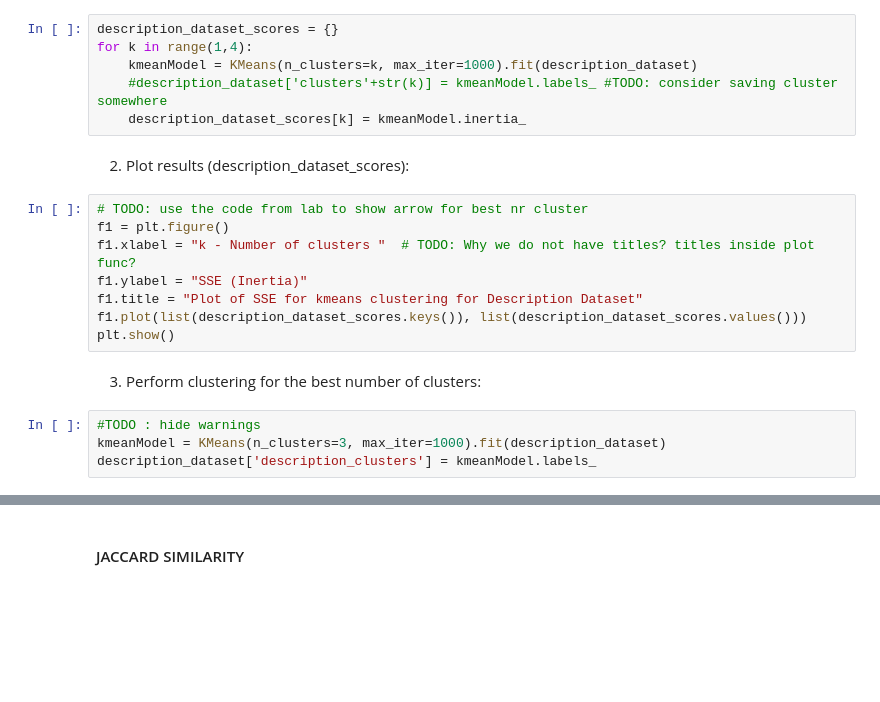
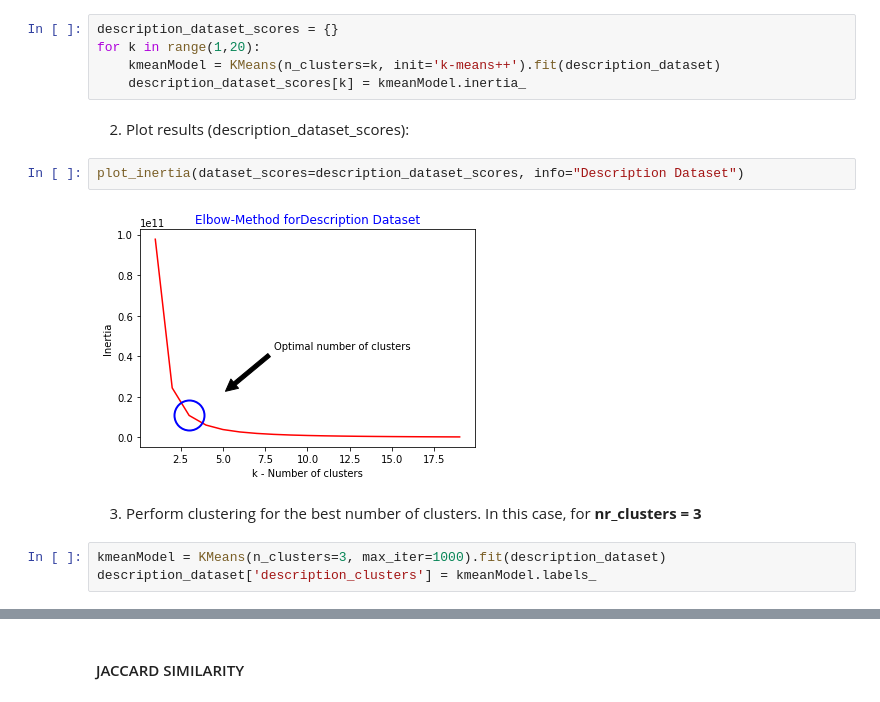
Before and after one commit to AVcodeMaverick7/ADM_HW4_Group_7, a Jupyter notebook: HW_Part1.ipynb, the cells around one changed output, grey strips where cells are left out. Saved outputs shown, nothing was run; the diff lists cells and outputs as text; blank space fills up the shorter version.

```diff
--- a/HW_Part1.ipynb
+++ b/HW_Part1.ipynb
@@ -209,22 +247,16 @@ inf_dataset['information_clusters'] = kmeanModel.labels_
 # %%
 description_dataset_scores = {}
-for k in range(1,4):
-    kmeanModel = KMeans(n_clusters=k, max_iter=1000).fit(description_dataset)
-    #description_dataset['clusters'+str(k)] = kmeanModel.labels_ #TODO: consider saving cluster somewhere
+for k in range(1,20):
+    kmeanModel = KMeans(n_clusters=k, init='k-means++').fit(description_dataset)
     description_dataset_scores[k] = kmeanModel.inertia_
 # %% [markdown]
 2) Plot results (description_dataset_scores):
-# %%
-# TODO: use the code from lab to show arrow for best nr cluster
-f1 = plt.figure()
-f1.xlabel = "k - Number of clusters "  # TODO: Why we do not have titles? titles inside plot func?
-f1.ylabel = "SSE (Inertia)"
-f1.title = "Plot of SSE for kmeans clustering for Description Dataset"
-f1.plot(list(description_dataset_scores.keys()), list(description_dataset_scores.values()))
-plt.show()
+# %%
+plot_inertia(dataset_scores=description_dataset_scores, info="Description Dataset")
+# %% [output]
+[figure, added]
 # %% [markdown]
-3) Perform clustering for the best number of clusters:
+3) Perform clustering for the best number of clusters. In this case, for **nr_clusters = 3**
 # %%
-#TODO : hide warnings
 kmeanModel = KMeans(n_clusters=3, max_iter=1000).fit(description_dataset)
 description_dataset['description_clusters'] = kmeanModel.labels_
```
Also changed, not shown: parts of 26 cells of this notebook.
